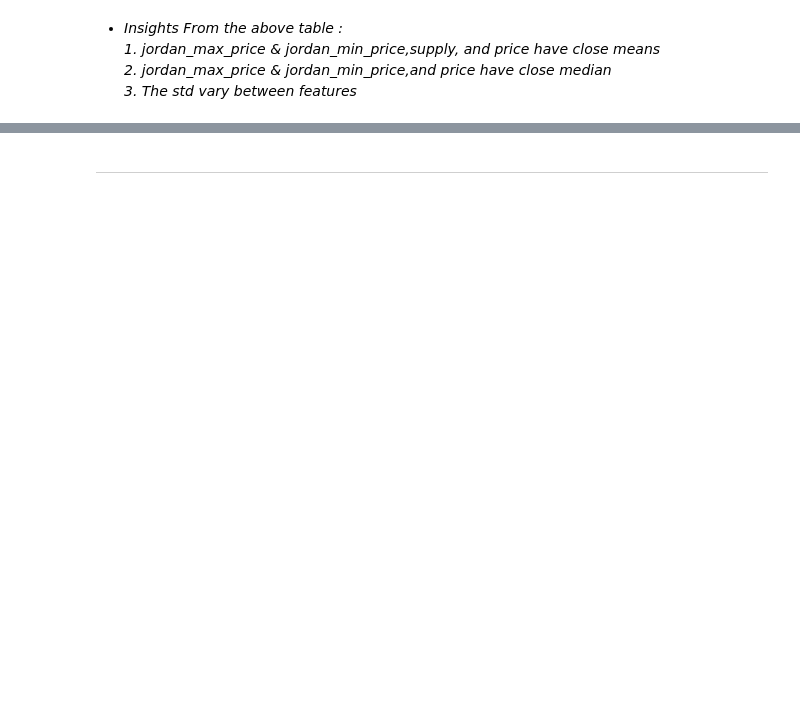
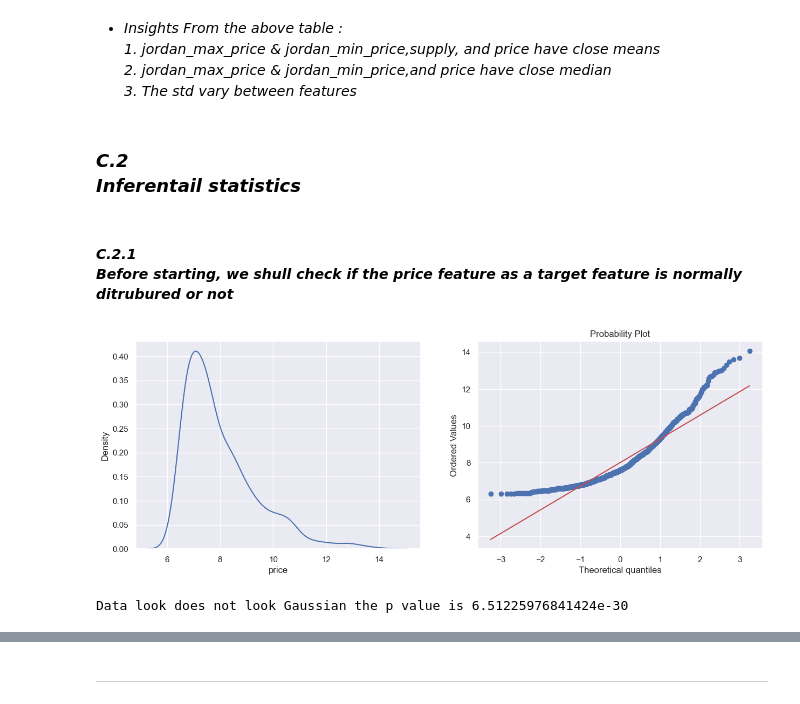
Before and after one commit to omars1234/Siteck, a Jupyter notebook: Pyhton_Projects/Pepper _Price_Analysis/notebooks/Data_Preperation_and_expoloration.ipynb, the cells around one changed output, grey strips where cells are left out. Saved outputs shown, nothing was run; the diff lists cells and outputs as text; code cells hidden in the pictures; blank space fills up the shorter version.

```diff
--- a/Pyhton_Projects/Pepper _Price_Analysis/notebooks/Data_Preperation_and_expoloration.ipynb
+++ b/Pyhton_Projects/Pepper _Price_Analysis/notebooks/Data_Preperation_and_expoloration.ipynb
@@ -211,3 +215,35 @@ pd.DataFrame(df.describe().T)
 *1. jordan_max_price & jordan_min_price,supply, and price have close means*<br>
 *2. jordan_max_price & jordan_min_price,and price have close median*<br>
 *3. The std vary between features*
+# %% [markdown]
+### *C.2<BR>Inferentail statistics*
+# %%
+df_stat=df.copy()
+# %% [markdown]
+#### *C.2.1<BR>* *Before starting, we shull check if the price feature as a target feature is normally ditrubured or not*
+# %%
+import scipy.stats as stats
+import pylab
+def normality(data,feature):
+    plt.figure(figsize=(15,5))
+    plt.subplot(1,2,1)
+    sns.kdeplot(data[feature])
+    plt.subplot(1,2,2)
+    stats.probplot(data[feature],plot=pylab)
+    plt.show()
+
+normality(data=df_stat,feature="price")
+# %% [output]
+[figure, added]
+# %%
+from scipy.stats import shapiro
+def shapiro_test(data, alpha = 0.05):
+    stat, p = shapiro(data)
+    if p > alpha:
+        print(f'Data looks Gaussian the p value is {p}')
+    else:
+        print(f'Data look does not look Gaussian the p value is {p}')
+
+shapiro_test(data=df_stat["price"])
+# %% [output]
+Data look does not look Gaussian the p value is 6.51225976841424e-30
```
Also changed, not shown: parts of 49 cells of this notebook.
